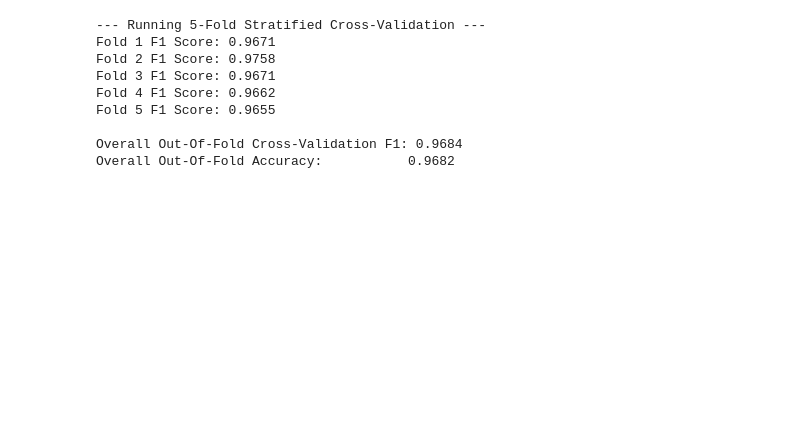
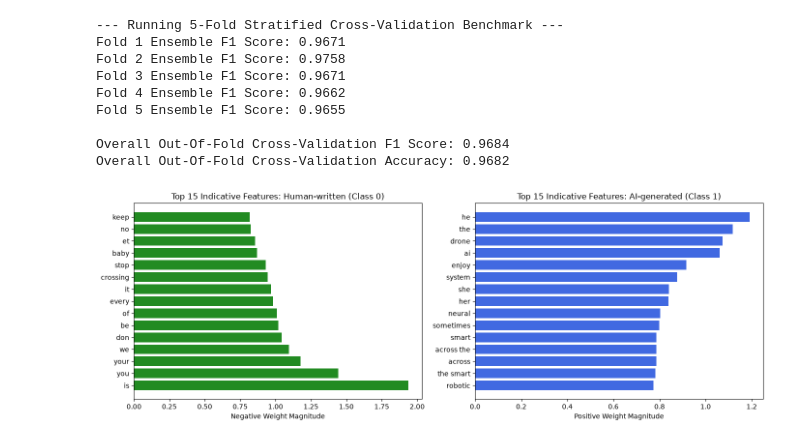
Before and after one commit to hcsarker/Python, a Jupyter notebook: contest/datapulse1/code/Datapulse_series1.ipynb, the cells around one changed output. Saved outputs shown, nothing was run; the diff lists cells and outputs as text; code cells hidden in the pictures; blank space fills up the shorter version.

```diff
--- a/contest/datapulse1/code/Datapulse_series1.ipynb
+++ b/contest/datapulse1/code/Datapulse_series1.ipynb
@@ -123,13 +170,15 @@ X_test_text = test_df['text'].values
 n_splits = 5
 skf = StratifiedKFold(n_splits=n_splits, shuffle=True, random_state=42)
 
+# Multi-scale vectorizers
 word_vec = TfidfVectorizer(ngram_range=(1, 3), sublinear_tf=True, min_df=1)
 char_vec = TfidfVectorizer(ngram_range=(2, 6), analyzer='char', sublinear_tf=True, min_df=1)
 
 oof_preds_ridge = np.zeros(len(train_df))
 oof_preds_lr = np.zeros(len(train_df))
+oof_preds_svc = np.zeros(len(train_df))
 
-print(f"--- Running {n_splits}-Fold Stratified Cross-Validation ---")
+print(f"--- Running {n_splits}-Fold Stratified Cross-Validation Benchmark ---")
 for fold, (train_idx, val_idx) in enumerate(skf.split(X_text, y), 1):
     X_tr_w = word_vec.fit_transform(X_text[train_idx])
     X_val_w = word_vec.transform(X_text[val_idx])
@@ -144,29 +193,67 @@ for fold, (train_idx, val_idx) in enumerate(skf.split(X_text, y), 1):
     X_tr = hstack([X_tr_w, X_tr_c, X_tr_m]).tocsr()
     X_val = hstack([X_val_w, X_val_c, X_val_m]).tocsr()
 
+    # 1. Calibrated Ridge Classifier
     clf_ridge = CalibratedClassifierCV(RidgeClassifier(alpha=0.5, random_state=42), cv=3)
     clf_ridge.fit(X_tr, y[train_idx])
     oof_preds_ridge[val_idx] = clf_ridge.predict_proba(X_val)[:, 1]
 
+    # 2. Regularized Logistic Regression
     clf_lr = LogisticRegression(C=5.0, max_iter=1000, random_state=42)
     clf_lr.fit(X_tr, y[train_idx])
     oof_preds_lr[val_idx] = clf_lr.predict_proba(X_val)[:, 1]
 
-    fold_blend = 0.55 * oof_preds_ridge[val_idx] + 0.45 * oof_preds_lr[val_idx]
-    fold_f1 = f1_score(y[val_idx], fold_blend >= 0.5)
-    print(f"Fold {fold} F1 Score: {fold_f1:.4f}")
+    # 3. Calibrated Linear SVC
+    clf_svc = CalibratedClassifierCV(LinearSVC(C=1.0, max_iter=1000, random_state=42), cv=3)
+    clf_svc.fit(X_tr, y[train_idx])
+    oof_preds_svc[val_idx] = clf_svc.predict_proba(X_val)[:, 1]
 
-oof_ensemble = 0.55 * oof_preds_ridge + 0.45 * oof_preds_lr
-print(f"\nOverall Out-Of-Fold Cross-Validation F1: {f1_score(y, oof_ensemble >= 0.5):.4f}")
-print(f"Overall Out-Of-Fold Accuracy:           {accuracy_score(y, oof_ensemble >= 0.5):.4f}")
+    fold_ensemble = (0.45 * oof_preds_ridge[val_idx] + 0.40 * oof_preds_lr[val_idx] + 0.15 * oof_preds_svc[val_idx])
+    fold_f1 = f1_score(y[val_idx], fold_ensemble >= 0.5)
+    print(f"Fold {fold} Ensemble F1 Score: {fold_f1:.4f}")
+
+oof_ensemble = 0.45 * oof_preds_ridge + 0.40 * oof_preds_lr + 0.15 * oof_preds_svc
+print(f"\nOverall Out-Of-Fold Cross-Validation F1 Score: {f1_score(y, oof_ensemble >= 0.5):.4f}")
+print(f"Overall Out-Of-Fold Cross-Validation Accuracy: {accuracy_score(y, oof_ensemble >= 0.5):.4f}")
 # %% [output]
---- Running 5-Fold Stratified Cross-Validation ---
-Fold 1 F1 Score: 0.9671
-Fold 2 F1 Score: 0.9758
-Fold 3 F1 Score: 0.9671
-Fold 4 F1 Score: 0.9662
-Fold 5 F1 Score: 0.9655
+--- Running 5-Fold Stratified Cross-Validation Benchmark ---
+Fold 1 Ensemble F1 Score: 0.9671
+Fold 2 Ensemble F1 Score: 0.9758
+Fold 3 Ensemble F1 Score: 0.9671
+Fold 4 Ensemble F1 Score: 0.9662
+Fold 5 Ensemble F1 Score: 0.9655
 
-Overall Out-Of-Fold Cross-Validation F1: 0.9684
-Overall Out-Of-Fold Accuracy:           0.9682
+Overall Out-Of-Fold Cross-Validation F1 Score: 0.9684
+Overall Out-Of-Fold Cross-Validation Accuracy: 0.9682
+# %%
+# Feature Importance Analysis: What features distinguish AI from Human?
+final_word_vec = TfidfVectorizer(ngram_range=(1, 2), sublinear_tf=True, min_df=2)
+X_words = final_word_vec.fit_transform(X_text)
+feature_names = np.array(final_word_vec.get_feature_names_out())
+
+exp_clf = RidgeClassifier(alpha=0.5, random_state=42)
+exp_clf.fit(X_words, y)
+coef = exp_clf.coef_.ravel()
+
+top_ai_idx = np.argsort(coef)[-15:]
+top_human_idx = np.argsort(coef)[:15]
+
+plt.figure(figsize=(14, 5))
+
+# Top Human words
+plt.subplot(1, 2, 1)
+plt.barh(feature_names[top_human_idx], -coef[top_human_idx], color='forestgreen')
+plt.title('Top 15 Indicative Features: Human-written (Class 0)')
+plt.xlabel('Negative Weight Magnitude')
+
+# Top AI words
+plt.subplot(1, 2, 2)
+plt.barh(feature_names[top_ai_idx], coef[top_ai_idx], color='royalblue')
+plt.title('Top 15 Indicative Features: AI-generated (Class 1)')
+plt.xlabel('Positive Weight Magnitude')
+
+plt.tight_layout()
+plt.show()
+# %% [output]
+[figure, added]
 # %%
```
Also changed, not shown: parts of 7 cells of this notebook.
